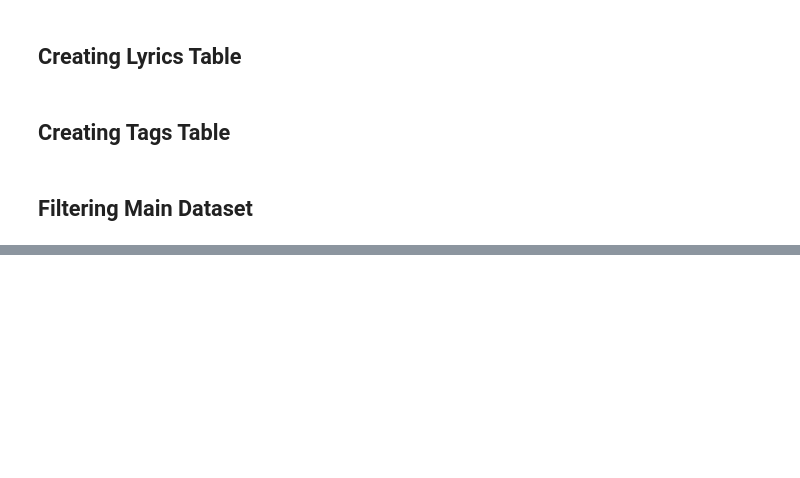
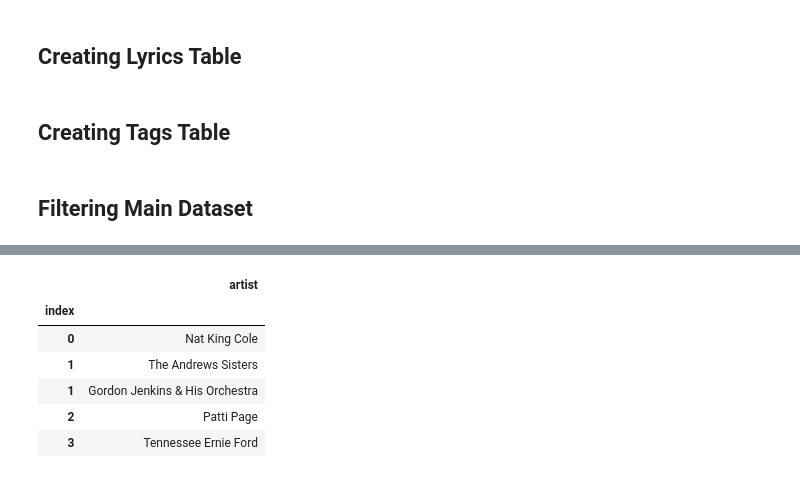
Before and after one commit to limagbz/top_billboard_songs_spotify, a Jupyter notebook: 2 - Data Cleaning & Features.ipynb, the cells around one changed output, grey strips where cells are left out. Saved outputs shown, nothing was run; the diff lists cells and outputs as text; code cells hidden in the pictures; blank space fills up the shorter version.

```diff
--- a/2 - Data Cleaning & Features.ipynb
+++ b/2 - Data Cleaning & Features.ipynb
@@ -161,0 +195,10 @@ data_df.to_csv(SONGS_DATA_FILEPATH)
+# %%
+artists_df.head()
+# %% [output]
+|  | artist |
+| index |  |
+| 0 | Nat King Cole |
+| 1 | The Andrews Sisters |
+| 1 | Gordon Jenkins & His Orchestra |
+| 2 | Patti Page |
+| 3 | Tennessee Ernie Ford |
```
Also changed, not shown: parts of 14 cells of this notebook, 11 other files.
